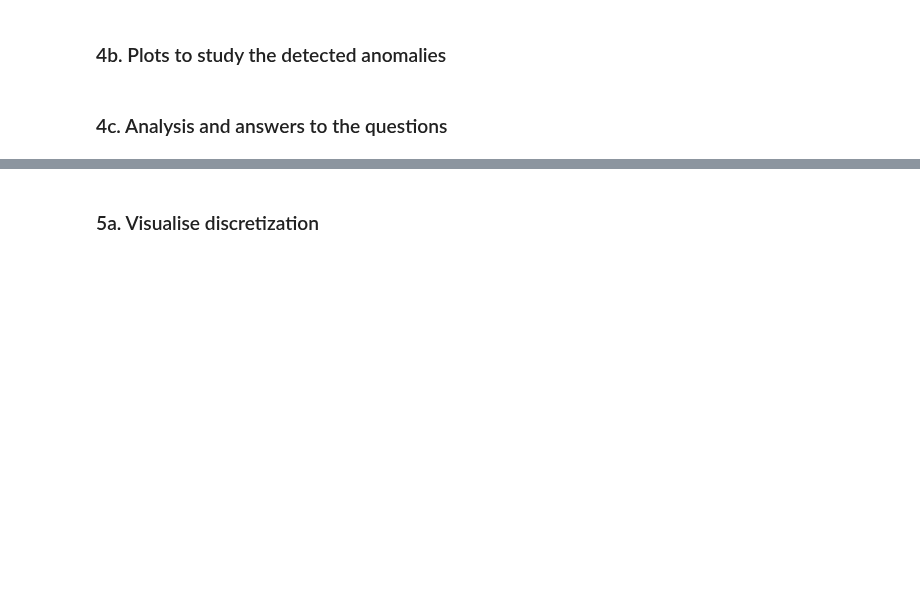
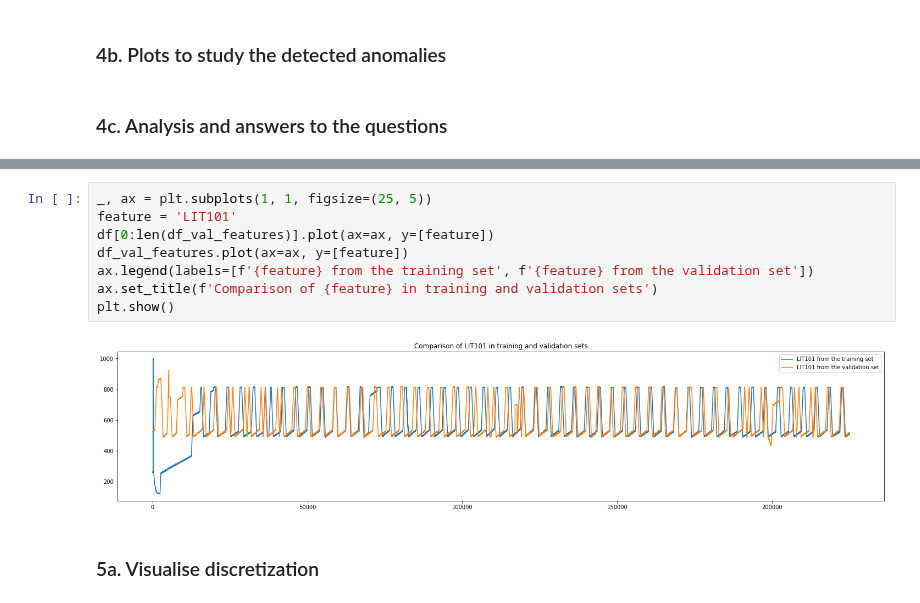
Before and after one commit to kponichtera/cs4035-cda, a Jupyter notebook: lab2/Lab2.ipynb, the cells around one changed output, grey strips where cells are left out. Cells and saved outputs as stored; diff of their text form; blank space fills up the shorter version.

```diff
--- a/lab2/Lab2.ipynb
+++ b/lab2/Lab2.ipynb
@@ -197,3 +202,13 @@ plt.show()
+# %%
+_, ax = plt.subplots(1, 1, figsize=(25, 5))
+feature = 'LIT101'
+df[0:len(df_val_features)].plot(ax=ax, y=[feature])
+df_val_features.plot(ax=ax, y=[feature])
+ax.legend(labels=[f'{feature} from the training set', f'{feature} from the validation set'])
+ax.set_title(f'Comparison of {feature} in training and validation sets')
+plt.show()
+# %% [output]
+[figure, added]
 # %% [markdown]
 ### 5a. Visualise discretization
 # %% [markdown]
```
Also changed, not shown: parts of 7 cells of this notebook.
